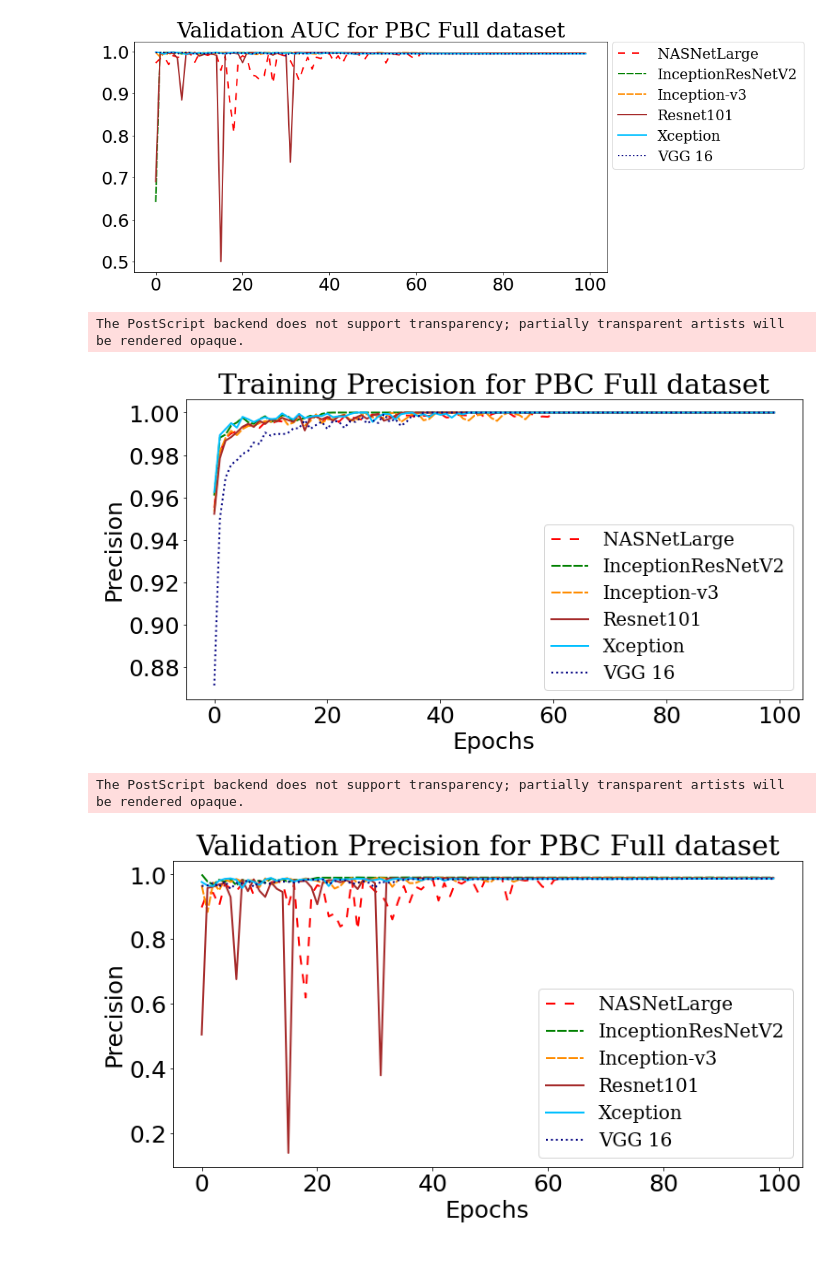
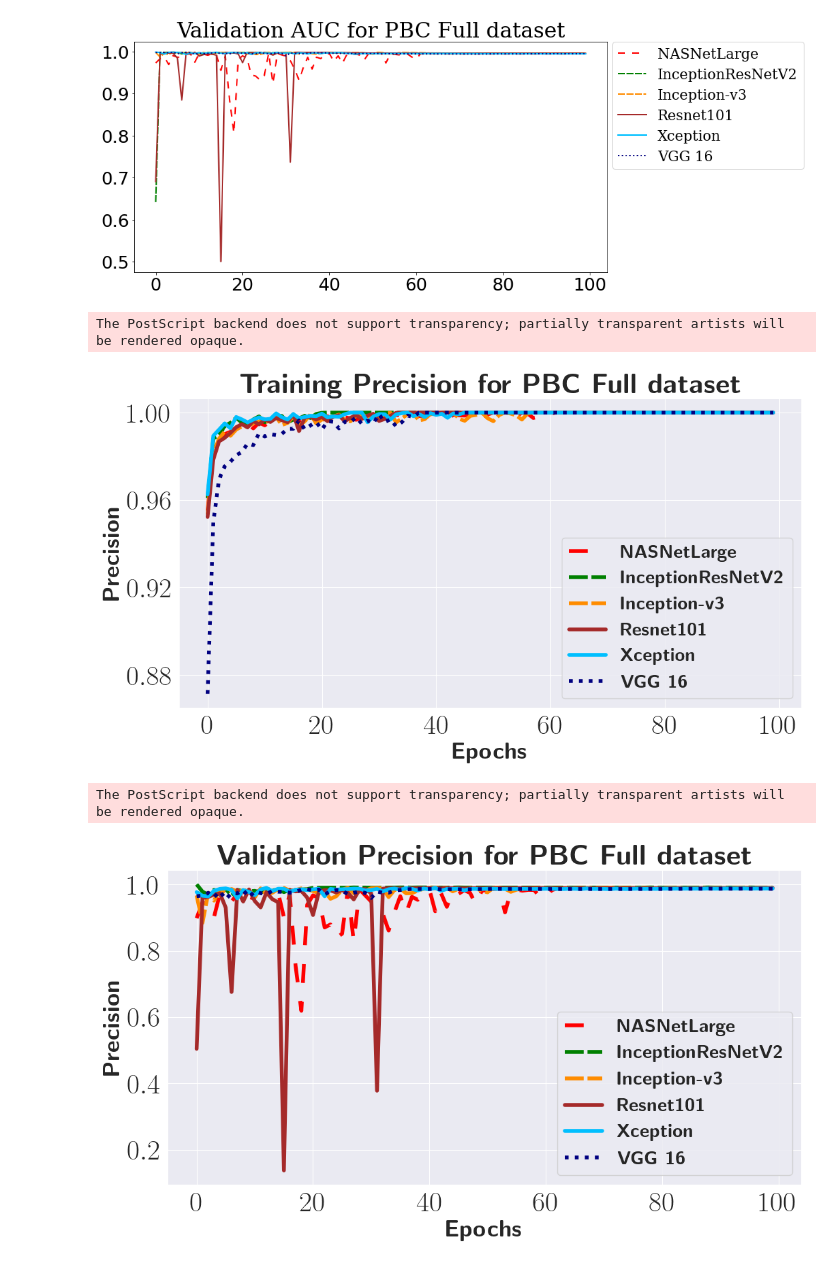
Before and after one commit to Jimut123/cellseg, a Jupyter notebook: Classifier/Visualizations/Graphs/PBC_full_fine_tuned/Plots_Fine_Tuned.ipynb, the cells around one changed output. Drawn from its saved outputs; the diff is of its cells as text; code cells hidden in the pictures.

```diff
--- a/Classifier/Visualizations/Graphs/PBC_full_fine_tuned/Plots_Fine_Tuned.ipynb
+++ b/Classifier/Visualizations/Graphs/PBC_full_fine_tuned/Plots_Fine_Tuned.ipynb
@@ -476,6 +476,18 @@ plt.savefig('PBC_full_fine_tuned_val_auc.png', bbox_extra_artists=(lgd,), bbox_i
 # %% [output]
 The PostScript backend does not support transparency; partially transparent artists will be rendered opaque.
 [figure]
+# %%
+import numpy as np
+import matplotlib.mlab as mlab
+import matplotlib.pyplot as plt
+from matplotlib import pyplot as plt
+plt.rcParams['text.usetex'] = True
+# print(plt.rcParams.keys())
+
+plt.rcParams['text.latex.preamble'] = r"\usepackage{bm} \usepackage{amsmath}"
+
+import seaborn as sns
+sns.set_style("darkgrid")
 # %%
 precision_NASNetLarge = []
 for item in NASNetLarge['precision']:
@@ -509,24 +521,26 @@ for item in vgg_16['precision']:
 
 
 plt.figure(figsize=(12,6))
-plt.title('Training Precision for PBC Full dataset', fontsize=30, fontname = 'DejaVu Serif', fontweight = 500)
-plt.plot(precision_NASNetLarge, color='red', linestyle='-.', dashes=(5, 5), linewidth=2.0)
-plt.plot(precision_InceptionResNetV2, color='green',  linestyle='--', dashes=(5, 1),  linewidth=2.0)
-plt.plot(precision_inception_v3, color='darkorange', linestyle='--', dashes=(5, 1),  linewidth=2.0)
-plt.plot(precision_resnet101, color='brown',  linewidth=2.0)
-plt.plot(precision_xception, color='deepskyblue', linestyle='-', linewidth=2.0)
-plt.plot(precision_vgg_16, color='navy', linestyle=':',  linewidth=2.0)
-plt.xticks(fontsize=25)
-plt.yticks(fontsize=25)
-plt.xlabel('Epochs', fontsize=25)
-plt.ylabel('Precision', fontsize=25)
-lgd = plt.legend(['NASNetLarge','InceptionResNetV2','Inception-v3','Resnet101','Xception','VGG 16'],
+plt.title(r'$\textbf{Training Precision for PBC Full dataset}$', fontsize=30, fontname = 'DejaVu Serif', fontweight = 500)
+plt.plot(precision_NASNetLarge, color='red', linestyle='-.', dashes=(5, 5), linewidth=4.0)
+plt.plot(precision_InceptionResNetV2, color='green',  linestyle='--', dashes=(5, 1),  linewidth=4.0)
+plt.plot(precision_inception_v3, color='darkorange', linestyle='--', dashes=(5, 1),  linewidth=4.0)
+plt.plot(precision_resnet101, color='brown',  linewidth=4.0)
+plt.plot(precision_xception, color='deepskyblue', linestyle='-', linewidth=4.0)
+plt.plot(precision_vgg_16, color='navy', linestyle=':',  linewidth=4.0)
+plt.xticks([i for i in range(0, 101, 20)], fontsize=30)
+plt.yticks([i/100 for i in range(88, 102, 4)], fontsize=30)
+plt.xlabel(r'$\textbf{Epochs}$', fontsize=25)
+plt.ylabel(r'$\textbf{Precision}$', fontsize=25)
+lgd = plt.legend([r'$\textbf{NASNetLarge}$', r'$\textbf{InceptionResNetV2}$', \
+                  r'$\textbf{Inception-v3}$', r'$\textbf{Resnet101}$', \
+                  r'$\textbf{Xception}$', r'$\textbf{VGG 16}$'],
            loc="lower right", prop={'family':'DejaVu Serif', 'size':20})#, bbox_to_anchor=(1.43, 0.415))
 plt.savefig('PBC_full_fine_tuned_precision.eps', bbox_extra_artists=(lgd,), bbox_inches='tight')
 plt.savefig('PBC_full_fine_tuned_precision.png', bbox_extra_artists=(lgd,), bbox_inches='tight')
 # %% [output]
 The PostScript backend does not support transparency; partially transparent artists will be rendered opaque.
-[figure, old version]
+[figure, new version]
 # %%
 val_precision_NASNetLarge = []
 for item in NASNetLarge['val_precision']:
@@ -538,43 +552,45 @@ for item in InceptionResNetV2['val_precision']:
     val_precision_InceptionResNetV2.append(InceptionResNetV2['val_precision'][item])
 
 
 val_precision_inception_v3 = []
 for item in inception_v3['val_precision']:
     val_precision_inception_v3.append(inception_v3['val_precision'][item])
 
 
 
 val_precision_resnet101 = []
 for item in resnet101['val_precision']:
     val_precision_resnet101.append(resnet101['val_precision'][item])
 
 
 val_precision_xception = []
 for item in xception['val_precision']:
     val_precision_xception.append(xception['val_precision'][item])
 
 
 val_precision_vgg_16 = []
 for item in vgg_16['val_precision']:
     val_precision_vgg_16.append(vgg_16['val_precision'][item])
 
 
 plt.figure(figsize=(12,6))
-plt.title('Validation Precision for PBC Full dataset', fontsize=30, fontname = 'DejaVu Serif', fontweight = 500)
-plt.plot(val_precision_NASNetLarge, color='red', linestyle='-.', dashes=(5, 5), linewidth=2.0)
-plt.plot(val_precision_InceptionResNetV2, color='green',  linestyle='--', dashes=(5, 1),  linewidth=2.0)
-plt.plot(val_precision_inception_v3, color='darkorange', linestyle='--', dashes=(5, 1),  linewidth=2.0)
-plt.plot(val_precision_resnet101, color='brown',  linewidth=2.0)
-plt.plot(val_precision_xception, color='deepskyblue', linestyle='-', linewidth=2.0)
-plt.plot(val_precision_vgg_16, color='navy', linestyle=':',  linewidth=2.0)
-plt.xticks(fontsize=25)
-plt.yticks(fontsize=25)
-plt.xlabel('Epochs', fontsize=25)
-plt.ylabel('Precision', fontsize=25)
-lgd = plt.legend(['NASNetLarge','InceptionResNetV2','Inception-v3','Resnet101','Xception','VGG 16'],
+plt.title(r'$\textbf{Validation Precision for PBC Full dataset}$', fontsize=30, fontname = 'DejaVu Serif', fontweight = 500)
+plt.plot(val_precision_NASNetLarge, color='red', linestyle='-.', dashes=(5, 5), linewidth=4.0)
+plt.plot(val_precision_InceptionResNetV2, color='green',  linestyle='--', dashes=(5, 1),  linewidth=4.0)
+plt.plot(val_precision_inception_v3, color='darkorange', linestyle='--', dashes=(5, 1),  linewidth=4.0)
+plt.plot(val_precision_resnet101, color='brown',  linewidth=4.0)
+plt.plot(val_precision_xception, color='deepskyblue', linestyle='-', linewidth=4.0)
+plt.plot(val_precision_vgg_16, color='navy', linestyle=':',  linewidth=4.0)
+plt.xticks([i for i in range(0, 101, 20)], fontsize=30)
+plt.yticks([i/100 for i in range(20, 105, 20)], fontsize=30)
+plt.xlabel(r'$\textbf{Epochs}$', fontsize=25)
+plt.ylabel(r'$\textbf{Precision}$', fontsize=25)
+lgd = plt.legend([r'$\textbf{NASNetLarge}$', r'$\textbf{InceptionResNetV2}$', \
+                  r'$\textbf{Inception-v3}$', r'$\textbf{Resnet101}$', \
+                  r'$\textbf{Xception}$', r'$\textbf{VGG 16}$'],
            loc="lower right", prop={'family':'DejaVu Serif', 'size':20})#, bbox_to_anchor=(1.43, 0.415))
 plt.savefig('PBC_full_fine_tuned_val_precision.eps', bbox_extra_artists=(lgd,), bbox_inches='tight')
 plt.savefig('PBC_full_fine_tuned_val_precision.png', bbox_extra_artists=(lgd,), bbox_inches='tight')
 # %% [output]
 The PostScript backend does not support transparency; partially transparent artists will be rendered opaque.
-[figure, old version]
+[figure, new version]
```
Also changed, not shown: 22 other files.
